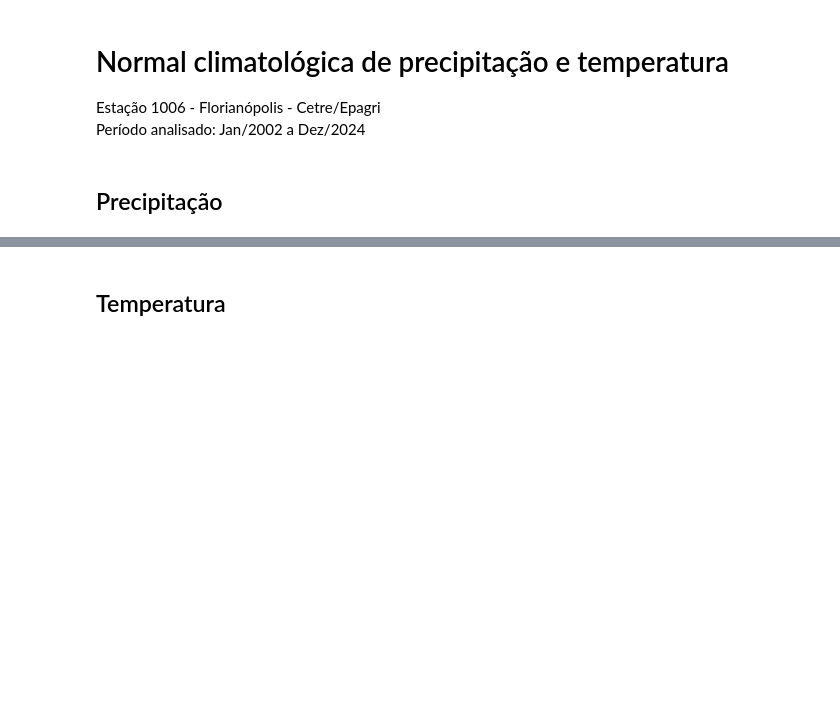
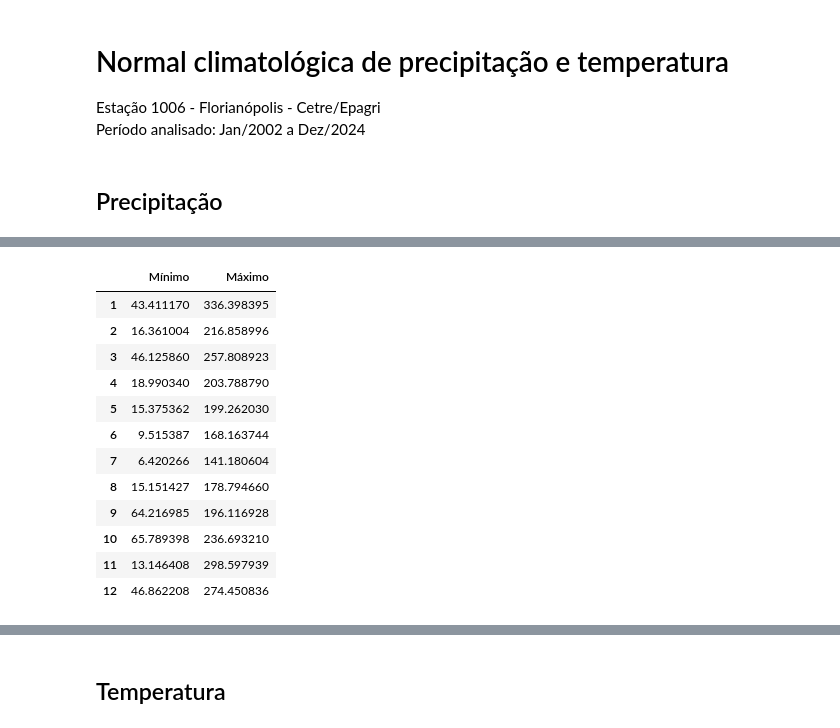
Before and after one commit to vitoria20241/LAUTEC, a Jupyter notebook: Notebooks/Normal_climatologica.ipynb, the cells around one changed output, grey strips where cells are left out. Cells and saved outputs as stored; diff of their text form; code cells hidden in the pictures; blank space fills up the shorter version.

```diff
--- a/Notebooks/Normal_climatologica.ipynb
+++ b/Notebooks/Normal_climatologica.ipynb
@@ -46,0 +39,11 @@ precipitacao = precipitacao.loc[~(precipitacao['Soma Diária'] == 0)]
+# %%
+# Contar quantos dias com dados registrados há em cada mês
+dias_por_mes = precipitacao.index.to_series().groupby(precipitacao.index.to_period("M")).count()
+
+# Filtrar apenas os meses completos
+meses_completos = dias_por_mes[dias_por_mes >= dias_por_mes.index.days_in_month].index
+
+# Identificar os meses incompletos
+meses_incompletos = dias_por_mes.index[~dias_por_mes.index.isin(meses_completos)]
+for mes in meses_incompletos:
+    print(mes)
@@ -46,0 +68,34 @@ precipitacao = precipitacao.loc[~(precipitacao['Soma Diária'] == 0)]
+# %%
+# Filtrar apenas meses completos
+df_filtrado = precipitacao[precipitacao.index.to_period("M").isin(meses_completos)]
+
+# Somatório
+df_filtrado = df_filtrado.resample('ME').sum()
+
+# Coluna com o mês
+df_filtrado['Mês'] = df_filtrado.index.month
+
+media = df_filtrado.groupby('Mês').mean()
+desvpad = df_filtrado.groupby('Mês').std()
+
+# df com os intervalos para posterior comparação
+intervalos = pd.DataFrame()
+intervalos.index = range(1,13)
+intervalos['Mínimo'] = media['Soma Diária'] - desvpad['Soma Diária']
+intervalos['Máximo'] = media['Soma Diária'] + desvpad['Soma Diária']
+
+intervalos
+# %% [output]
+|  | Mínimo | Máximo |
+| 1 | 43.411170 | 336.398395 |
+| 2 | 16.361004 | 216.858996 |
+| 3 | 46.125860 | 257.808923 |
+| 4 | 18.990340 | 203.788790 |
+| 5 | 15.375362 | 199.262030 |
+| 6 | 9.515387 | 168.163744 |
+| 7 | 6.420266 | 141.180604 |
+| 8 | 15.151427 | 178.794660 |
+| 9 | 64.216985 | 196.116928 |
+| 10 | 65.789398 | 236.693210 |
+| 11 | 13.146408 | 298.597939 |
+| 12 | 46.862208 | 274.450836 |
```
Also changed, not shown: parts of 15 cells of this notebook.
